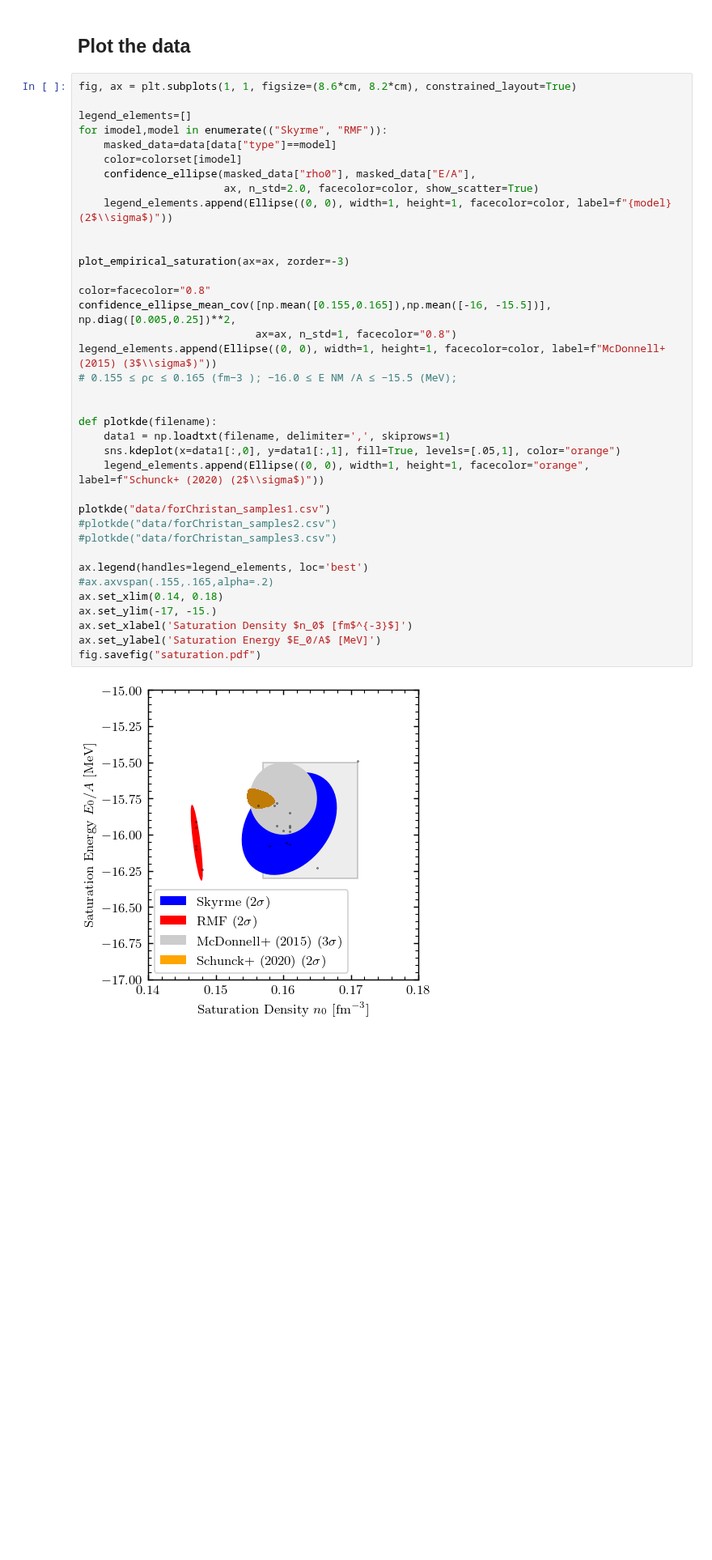
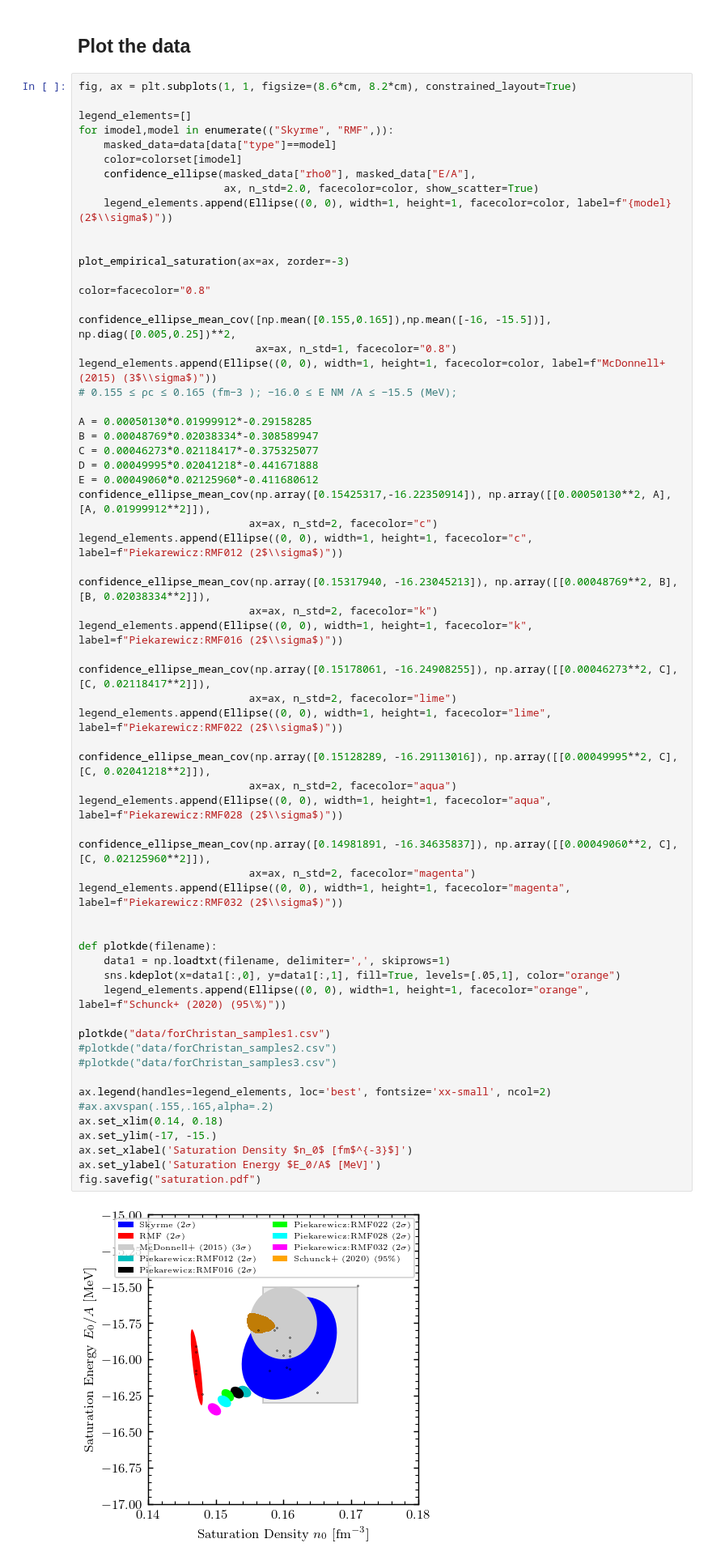
Before and after one commit to cdrischler/nuclear_saturation, a Jupyter notebook: saturation_overview.ipynb, the cells around one changed output. Shown at 81% size. Cells and saved outputs as stored; diff of their text form; blank space fills up the shorter version.

Commit message:
added data to nuclear saturation plot

```diff
--- a/saturation_overview.ipynb
+++ b/saturation_overview.ipynb
@@ -52,38 +83,64 @@ data.tail(n=12)
 fig, ax = plt.subplots(1, 1, figsize=(8.6*cm, 8.2*cm), constrained_layout=True)
 
 legend_elements=[]
-for imodel,model in enumerate(("Skyrme", "RMF")):
+for imodel,model in enumerate(("Skyrme", "RMF",)):
     masked_data=data[data["type"]==model]
     color=colorset[imodel]
     confidence_ellipse(masked_data["rho0"], masked_data["E/A"],
                        ax, n_std=2.0, facecolor=color, show_scatter=True)
     legend_elements.append(Ellipse((0, 0), width=1, height=1, facecolor=color, label=f"{model} (2$\\sigma$)"))
 
 
 plot_empirical_saturation(ax=ax, zorder=-3)
 
 color=facecolor="0.8"
+
 confidence_ellipse_mean_cov([np.mean([0.155,0.165]),np.mean([-16, -15.5])], np.diag([0.005,0.25])**2,
                             ax=ax, n_std=1, facecolor="0.8")
 legend_elements.append(Ellipse((0, 0), width=1, height=1, facecolor=color, label=f"McDonnell+ (2015) (3$\\sigma$)"))
 # 0.155 ≤ ρc ≤ 0.165 (fm−3 ); −16.0 ≤ E NM /A ≤ −15.5 (MeV);
 
+A = 0.00050130*0.01999912*-0.29158285
+B = 0.00048769*0.02038334*-0.308589947
+C = 0.00046273*0.02118417*-0.375325077
+D = 0.00049995*0.02041218*-0.441671888
+E = 0.00049060*0.02125960*-0.411680612
+confidence_ellipse_mean_cov(np.array([0.15425317,-16.22350914]), np.array([[0.00050130**2, A],[A, 0.01999912**2]]),
+                           ax=ax, n_std=2, facecolor="c")
+legend_elements.append(Ellipse((0, 0), width=1, height=1, facecolor="c", label=f"Piekarewicz:RMF012 (2$\\sigma$)"))
+
+confidence_ellipse_mean_cov(np.array([0.15317940, -16.23045213]), np.array([[0.00048769**2, B],[B, 0.02038334**2]]),
+                           ax=ax, n_std=2, facecolor="k")
+legend_elements.append(Ellipse((0, 0), width=1, height=1, facecolor="k", label=f"Piekarewicz:RMF016 (2$\\sigma$)"))
+
+confidence_ellipse_mean_cov(np.array([0.15178061, -16.24908255]), np.array([[0.00046273**2, C],[C, 0.02118417**2]]),
+                           ax=ax, n_std=2, facecolor="lime")
+legend_elements.append(Ellipse((0, 0), width=1, height=1, facecolor="lime", label=f"Piekarewicz:RMF022 (2$\\sigma$)"))
+
+confidence_ellipse_mean_cov(np.array([0.15128289, -16.29113016]), np.array([[0.00049995**2, C],[C, 0.02041218**2]]),
+                           ax=ax, n_std=2, facecolor="aqua")
+legend_elements.append(Ellipse((0, 0), width=1, height=1, facecolor="aqua", label=f"Piekarewicz:RMF028 (2$\\sigma$)"))
+
+confidence_ellipse_mean_cov(np.array([0.14981891, -16.34635837]), np.array([[0.00049060**2, C],[C, 0.02125960**2]]),
+                           ax=ax, n_std=2, facecolor="magenta")
+legend_elements.append(Ellipse((0, 0), width=1, height=1, facecolor="magenta", label=f"Piekarewicz:RMF032 (2$\\sigma$)"))
+
 
 def plotkde(filename):
     data1 = np.loadtxt(filename, delimiter=',', skiprows=1)
     sns.kdeplot(x=data1[:,0], y=data1[:,1], fill=True, levels=[.05,1], color="orange")
-    legend_elements.append(Ellipse((0, 0), width=1, height=1, facecolor="orange", label=f"Schunck+ (2020) (2$\\sigma$)"))
+    legend_elements.append(Ellipse((0, 0), width=1, height=1, facecolor="orange", label=f"Schunck+ (2020) (95\%)"))
 
 plotkde("data/forChristan_samples1.csv")
 #plotkde("data/forChristan_samples2.csv")
 #plotkde("data/forChristan_samples3.csv")
 
-ax.legend(handles=legend_elements, loc='best')
+ax.legend(handles=legend_elements, loc='best', fontsize='xx-small', ncol=2)
 #ax.axvspan(.155,.165,alpha=.2)
 ax.set_xlim(0.14, 0.18)
 ax.set_ylim(-17, -15.)
 ax.set_xlabel('Saturation Density $n_0$ [fm$^{-3}$]')
 ax.set_ylabel('Saturation Energy $E_0/A$ [MeV]')
 fig.savefig("saturation.pdf")
 # %% [output]
-[figure, old version]
+[figure, new version]
```
Also changed, not shown: parts of 2 cells of this notebook, 36 other files.
